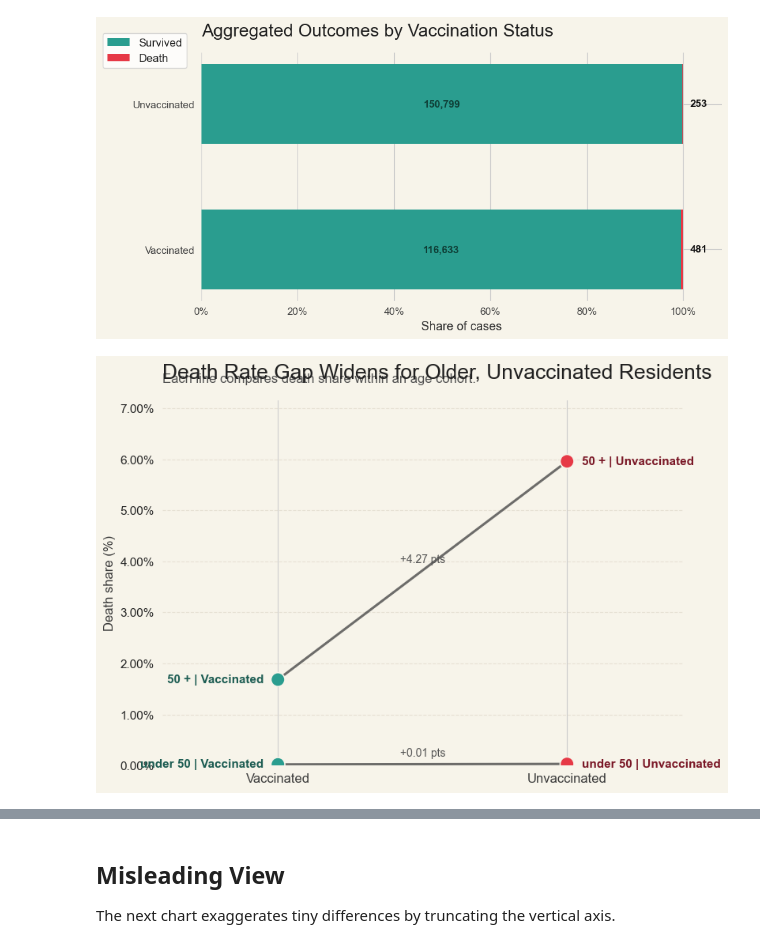
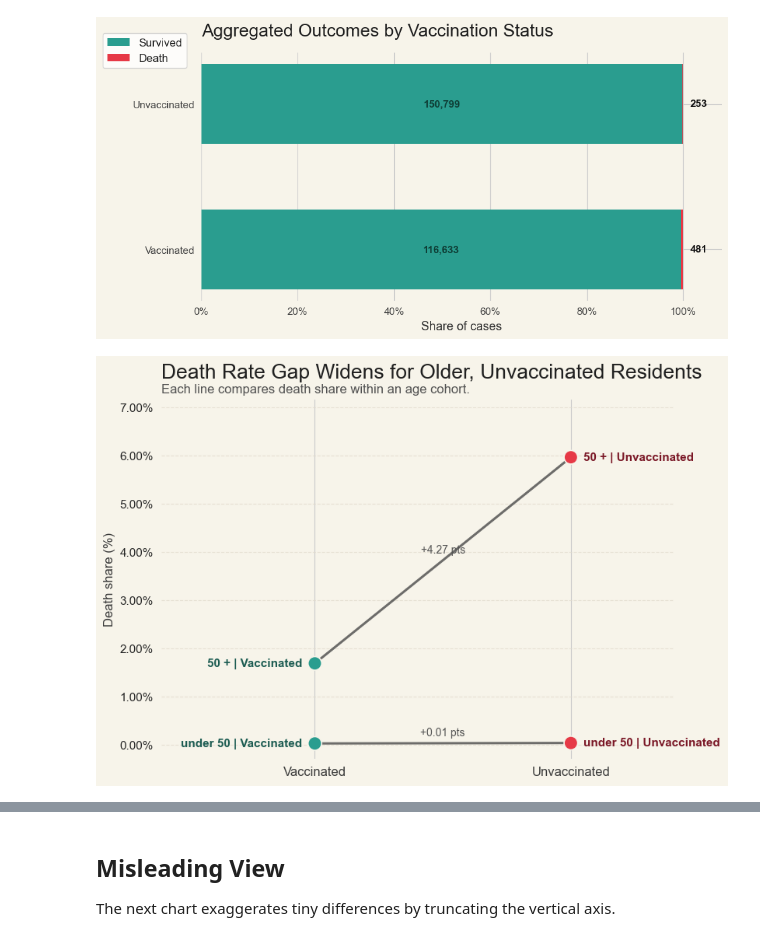
Before and after one commit to MarkusStefan/AirBnB, a Jupyter notebook: misleading.ipynb, the cells around one changed output, grey strips where cells are left out. Cells and saved outputs as stored; diff of their text form; code cells hidden in the pictures.

```diff
--- a/misleading.ipynb
+++ b/misleading.ipynb
@@ -313,34 +313,34 @@ fig.patch.set_facecolor(background_color)
 ax.set_facecolor(background_color)
 x_positions = {'vaccinated': 0, 'unvaccinated': 1}
 for age, group in slope_data.groupby('age_group'):
     xs = [x_positions['vaccinated'], x_positions['unvaccinated']]
     ys = group.set_index('vaccine_status').loc[['vaccinated', 'unvaccinated'], 'death_rate']
     ax.plot(xs, ys, color='#4a4a4a', linewidth=2.2, alpha=0.8)
     ax.scatter(xs, ys, s=[160, 160], c=['#2a9d8f', '#e63946'], edgecolors='#f7f4ea', linewidths=1.2, zorder=3)
     ax.text(-0.05, ys.iloc[0], f"{age} | Vaccinated", ha='right', va='center', fontsize=11, color='#1c5c52', fontweight='semibold')
     ax.text(1.05, ys.iloc[1], f"{age} | Unvaccinated", ha='left', va='center', fontsize=11, color='#7a1726', fontweight='semibold')
     delta = ys.iloc[1] - ys.iloc[0]
     ax.annotate(
         f"+{delta:.2f} pts",
         xy=(0.5, ys.mean()),
         xytext=(0.5, ys.mean() + 0.15),
         textcoords='data',
         ha='center',
         fontsize=10,
         color='#555555'
     )
-ax.set_xlim(-0.4, 1.4)
+ax.set_xlim(-0.6, 1.4)
 ax.set_xticks([0, 1])
 ax.set_xticklabels(['Vaccinated', 'Unvaccinated'], fontsize=12, color='#3a3a3a')
 ax.set_ylabel('Death share (%)', fontsize=12, color='#3a3a3a')
-ax.set_ylim(0, slope_data['death_rate'].max() * 1.2)
+ax.set_ylim(-0.3, slope_data['death_rate'].max() * 1.2)
 ax.yaxis.set_major_formatter(lambda y, _: f'{y:.2f}%')
 for spine in ['top', 'right', 'left', 'bottom']:
     ax.spines[spine].set_visible(False)
 ax.grid(axis='y', color='#e0dacc', linestyle='--', linewidth=0.8, alpha=0.7)
 ax.set_title('Death Rate Gap Widens for Older, Unvaccinated Residents', fontsize=19, color='#202020', loc='left', pad=20)
-ax.text(0, 1.03, 'Each line compares death share within an age cohort.', transform=ax.transAxes, fontsize=12, color='#525252')
+ax.text(0, 1.02, 'Each line compares death share within an age cohort.', transform=ax.transAxes, fontsize=12, color='#525252')
 plt.savefig('imgs/death_rate_slope.png', dpi=300, bbox_inches='tight', facecolor=background_color)
 plt.show()
 # %% [output]
-[figure, old version]
+[figure, new version]
```
Also changed, not shown: parts of 1 cell of this notebook.
